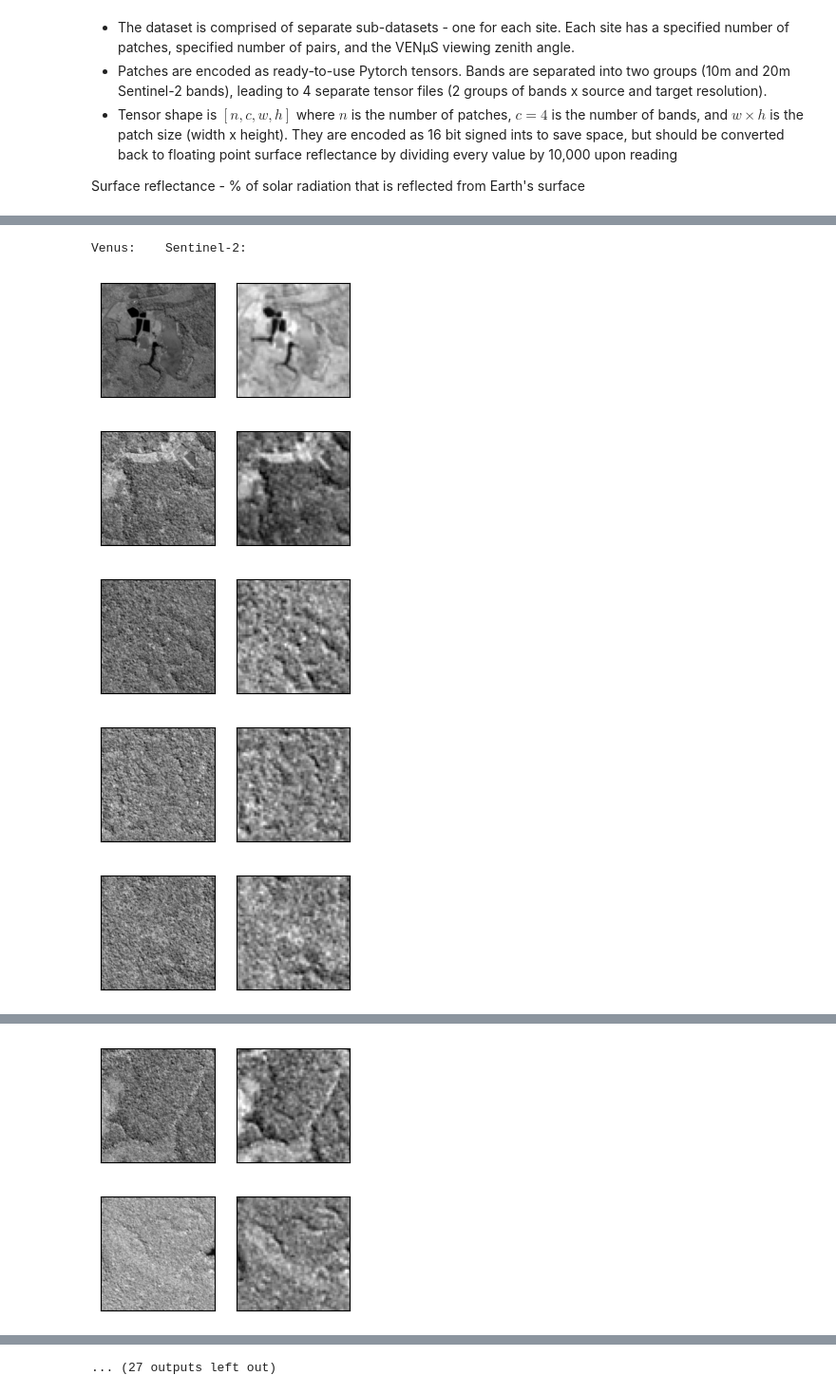
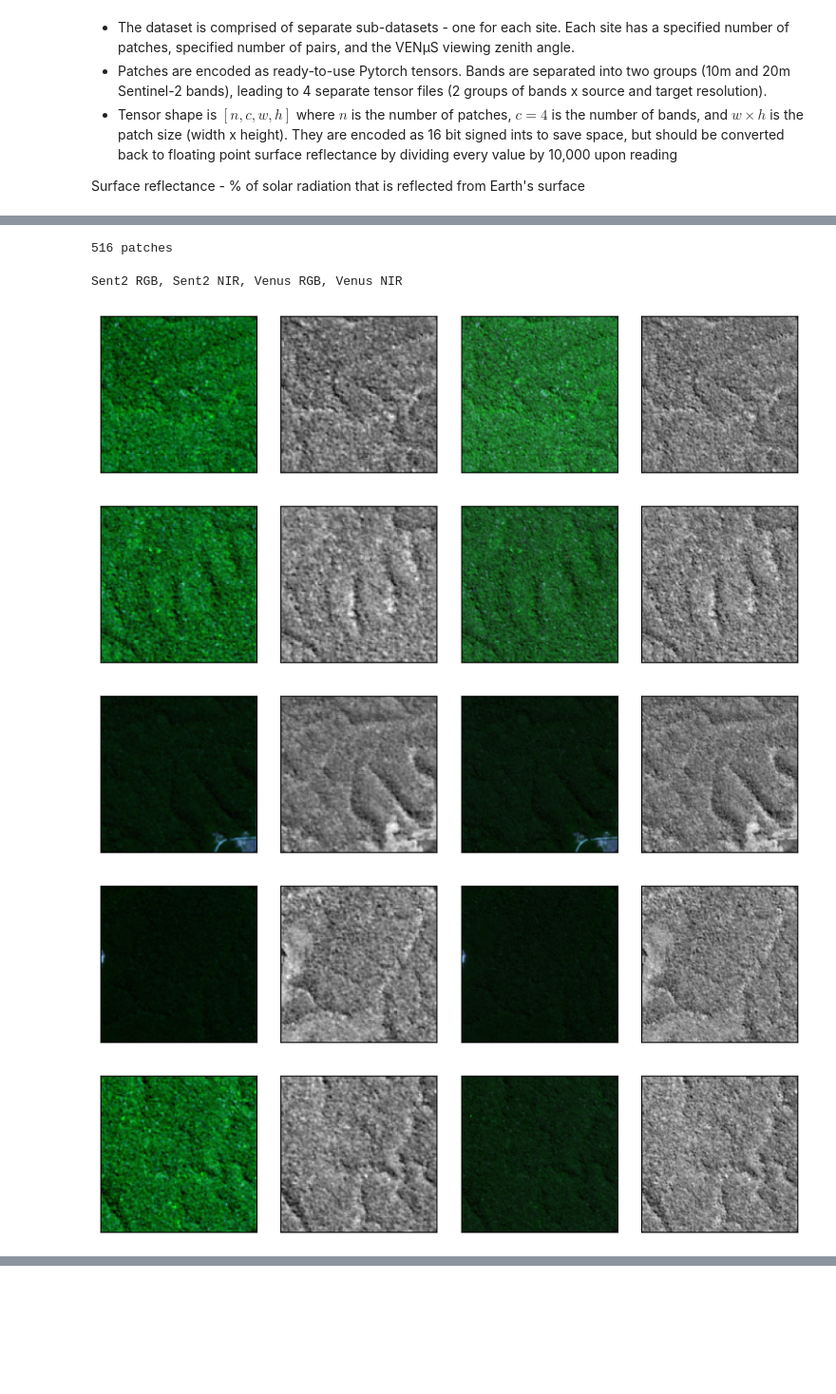
Before and after one commit to LimaoC/super-resolution-for-satellite-imagery, a Jupyter notebook: notebooks/sen2venus_dataset.ipynb, the cells around one changed output, grey strips where cells are left out. Shown at 95% size. Drawn from its saved outputs; the diff is of its cells as text; code cells hidden in the pictures; blank space fills up the shorter version.

Commit message:
update sen2venus dataset notebook to use S2VSite functionality

```diff
--- a/notebooks/sen2venus_dataset.ipynb
+++ b/notebooks/sen2venus_dataset.ipynb
@@ -55,33 +30,54 @@ torch.Size([38, 4, 64, 64]) torch.Size([38, 4, 64, 64])
+# %%
+site = S2VSite(site_name = "FGMANAUS", bands="rgbnir", download_dir="../data/", device="cpu")
+print(f"{len(site)} patches")
+# %% [output]
+516 patches
 # %%
-def plot_gallery(images, titles=None, xscale=1.5, yscale=1.5, nrow=1, cmap='gray', output=None):
+def plot_gallery(images, titles=None, xscale=1.5, yscale=1.5, nrow=1, output=None):
     ncol = math.ceil(len(images) / nrow)
 
     plt.figure(figsize=(xscale * ncol, yscale * nrow))
 
     for i in range(nrow * ncol):
         plt.subplot(nrow, ncol, i + 1)
         if i < len(images):
-            plt.imshow(images[i], cmap=cmap)
+            if len(images[i].shape) == 2:
+                plt.imshow(images[i], cmap="gray")
+            else:
+                plt.imshow(images[i])
             if titles is not None:
                 # use size and y to adjust font size and position of title
                 plt.title(titles[i], size=10, y=1)
         plt.xticks(())
         plt.yticks(())
 
     plt.tight_layout()
 
     if output is not None:
         plt.savefig(output)
     plt.show()
 
-num_patches = 38
-print("Venus:    Sentinel-2:")
-for n in range(num_patches):
-    plot_gallery([venus_tensor[n, 3, :, :], sent_tensor[n, 3, :, :]])
+# We need to normalize the surface reflectance values so that they are in the range [0, 1]
+def normalize_tensor(tensor):
+    min_val = tensor.min()
+    max_val = tensor.max()
+    normalized_tensor = (tensor - min_val) / (max_val - min_val)
+    return normalized_tensor
+
+print("Sent2 RGB, Sent2 NIR, Venus RGB, Venus NIR")
+for i in range(0, 20):
+    input_tensor, target_tensor = site[i]
+    # For RGB images, imshow wants the dimensions to be (width, height, channels)
+    # The first three channels are RGB, the last is NIR
+    input_rgb = normalize_tensor(input_tensor[:3].permute(1, 2, 0))
+    input_nir = input_tensor[3]
+    target_rgb = normalize_tensor(target_tensor[:3].permute(1, 2, 0))
+    target_nir = target_tensor[3]
+    plot_gallery([input_rgb, input_nir, target_rgb, target_nir], xscale=2, yscale=2)
 # %% [output]
-Venus:    Sentinel-2:
+Sent2 RGB, Sent2 NIR, Venus RGB, Venus NIR
-[figure, old version]
+[figure, new version]
-[figure, old version]
+[figure, new version]
-[figure, old version]
+[figure, new version]
-[figure, old version]
+[figure, new version]
-[figure, old version]
+[figure, new version]
@@ -89,2 +84,0 @@ Venus:    Sentinel-2:
-[figure, removed]
-[figure, removed]
@@ -94 +84,0 @@ Venus:    Sentinel-2:
-... (27 outputs left out)
```
Also changed, not shown: parts of 5 cells of this notebook.
